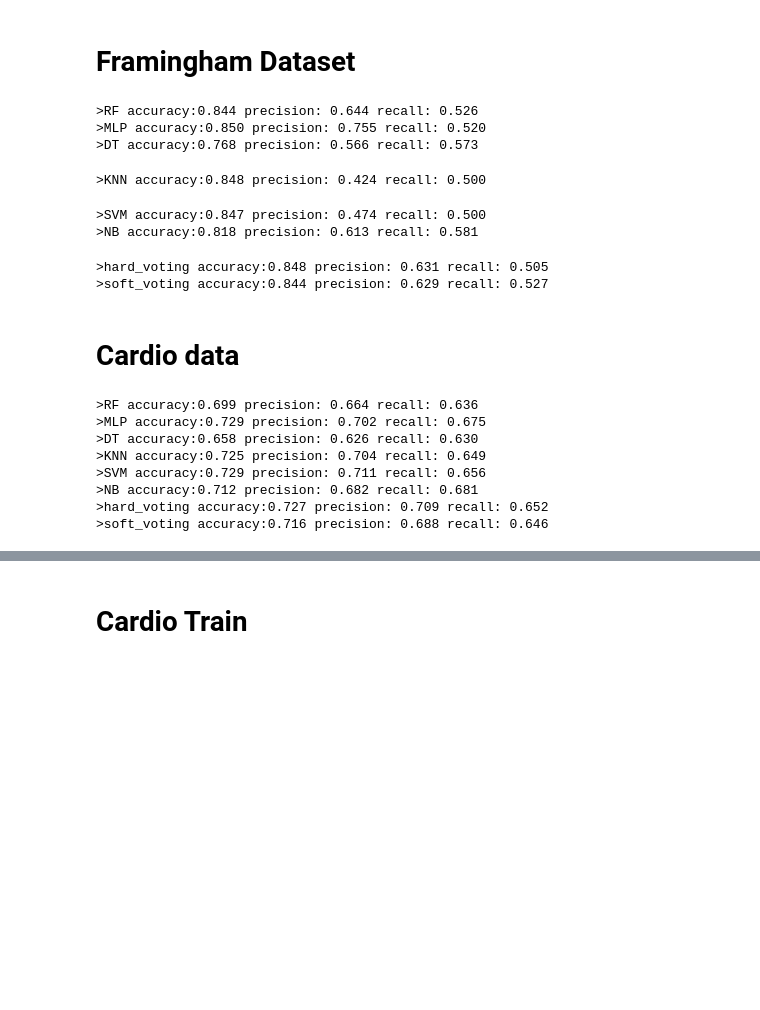
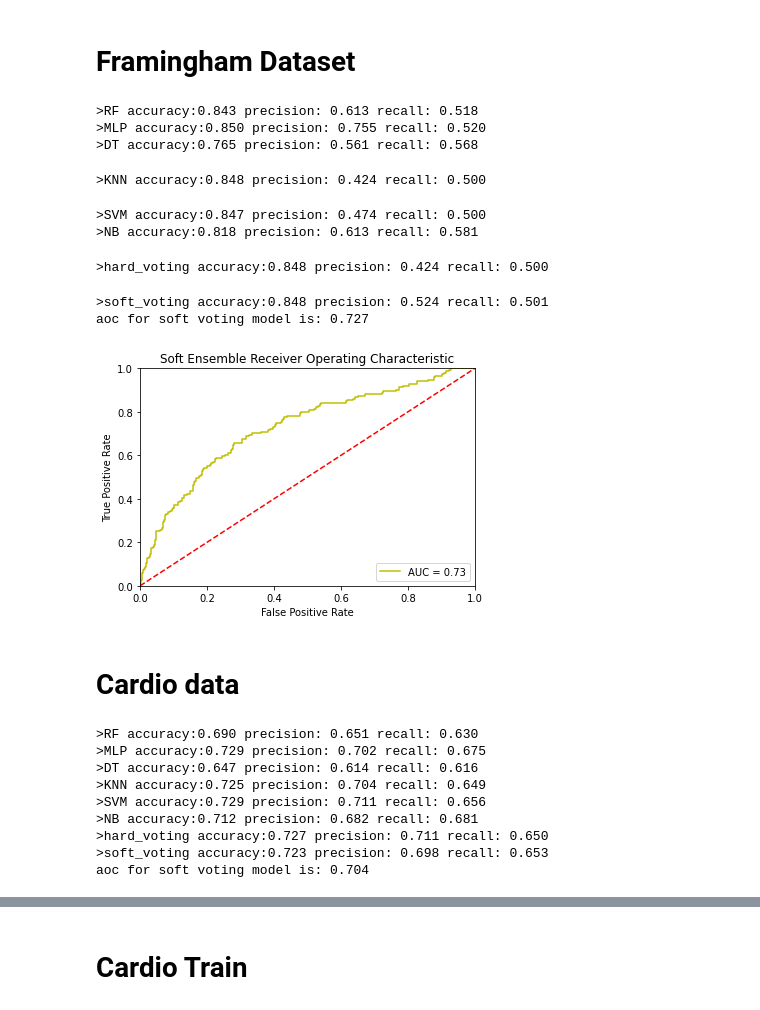
Before and after one commit to mahsa-ebrahimian/Heart_Disease_detection, a Jupyter notebook: ensemble_majority_voting_all_datasets.ipynb, the cells around one changed output, grey strips where cells are left out. Saved outputs shown, nothing was run; the diff lists cells and outputs as text; code cells hidden in the pictures; blank space fills up the shorter version.

```diff
--- a/ensemble_majority_voting_all_datasets.ipynb
+++ b/ensemble_majority_voting_all_datasets.ipynb
@@ -145,12 +142,19 @@ for name, model in models.items():
 # Framingham Dataset
 # %%
 # read the data set file
-df2 = pd.read_csv('C:/Users/Mahsa/Downloads/framingham_clean.csv')
+df2 = pd.read_csv('framingham_clean.csv')
 
 
 X = df2.drop(['TenYearCHD'], axis=1) # features
 y = df2['TenYearCHD']      # label
 # %%
+# get the dataset
+def get_dataset():
+    X=x
+    y=y
+    return X, y
+
+X_train, X_test, y_train, y_test = train_test_split(X,y, test_size=0.3)
 
 # get a voting ensemble of models - hard
 def get_voting1():
@@ -159,10 +163,10 @@ def get_voting1():
 
     models.append(('RF',RandomForestClassifier(n_estimators=100)))
     models.append(('MLP',MLPClassifier(solver='adam', learning_rate_init = 0.0005, learning_rate = 'adaptive', activation="relu", max_iter=3000, random_state=10)))
-    models.append(('DT',DecisionTreeClassifier()))
+#     models.append(('DT',DecisionTreeClassifier()))
     models.append(('KNN',KNeighborsClassifier(n_neighbors=100)))
     models.append(('SVM',SVC(random_state=1)))
-    models.append(('NB',GaussianNB()))
+#     models.append(('NB',GaussianNB()))
     # define the voting ensemble
     ensemble = VotingClassifier(estimators=models, voting='hard')
 
@@ -174,10 +178,10 @@ def get_voting2():
 
     models.append(('RF',RandomForestClassifier(n_estimators=100)))
     models.append(('MLP',MLPClassifier(solver='adam', learning_rate_init = 0.0005, learning_rate = 'adaptive', activation="relu", max_iter=3000, random_state=10)))
-    models.append(('DT',DecisionTreeClassifier()))
+#     models.append(('DT',DecisionTreeClassifier()))
     models.append(('KNN',KNeighborsClassifier(n_neighbors=100)))
     models.append(('SVM',SVC(random_state=1,probability=True)))
-    models.append(('NB',GaussianNB()))
+#     models.append(('NB',GaussianNB()))
     # define the voting ensemble
     ensemble = VotingClassifier(estimators=models, voting='soft')
 
@@ -209,19 +213,42 @@ models = get_models()
 # evaluate the models and store results
 results, names = list(), list()
 for name, model in models.items():
+    model.fit(X_train, y_train)
+    y_pred = model.predict(X_test)
+
     scores = evaluate_model(model, X, y)
     results.append(scores)
     names.append(name)
     print ('>%s accuracy:%0.3f precision: %.3f recall: %.3f' % (name,mean(scores['test_accuracy']), mean(scores['test_precision_macro']),mean(scores['test_recall_macro'])))
+
+    if name in ('soft_voting'):
+        probs = model.predict_proba(X_test)
+        malignant_probs = probs[:,1]
+        fpr, tpr, thresholds = roc_curve(y_test, malignant_probs)
+        roc_auc = auc(fpr, tpr)
+        print('aoc for soft voting model is: %0.3f' % (roc_auc))
 # %% [output]
->RF accuracy:0.844 precision: 0.644 recall: 0.526
+>RF accuracy:0.843 precision: 0.613 recall: 0.518
 >MLP accuracy:0.850 precision: 0.755 recall: 0.520
->DT accuracy:0.768 precision: 0.566 recall: 0.573
+>DT accuracy:0.765 precision: 0.561 recall: 0.568
 >KNN accuracy:0.848 precision: 0.424 recall: 0.500
 >SVM accuracy:0.847 precision: 0.474 recall: 0.500
 >NB accuracy:0.818 precision: 0.613 recall: 0.581
->hard_voting accuracy:0.848 precision: 0.631 recall: 0.505
->soft_voting accuracy:0.844 precision: 0.629 recall: 0.527
+>hard_voting accuracy:0.848 precision: 0.424 recall: 0.500
+>soft_voting accuracy:0.848 precision: 0.524 recall: 0.501
+aoc for soft voting model is: 0.727
+# %%
+pyplot.title('Soft Ensemble Receiver Operating Characteristic')
+pyplot.plot(fpr, tpr, 'y', label = 'AUC = %0.2f' % roc_auc)
+pyplot.legend(loc = 'lower right')
+pyplot.plot([0, 1], [0, 1],'r--')
+pyplot.xlim([0, 1])
+pyplot.ylim([0, 1])
+pyplot.ylabel('True Positive Rate')
+pyplot.xlabel('False Positive Rate')
+pyplot.show()
+# %% [output]
+[figure, added]
 # %% [markdown]
 # Cardio data
 # %%
@@ -230,6 +257,13 @@ df3 = pd.read_csv('C:/Users/Mahsa/Downloads/cardiovascular_clean.csv')
 X = df3.drop(['chd'], axis=1)  # features
 y = df3['chd']         #label
 # %%
+# get the dataset
+def get_dataset():
+    X=x
+    y=y
+    return X, y
+
+X_train, X_test, y_train, y_test = train_test_split(X,y, test_size=0.3)
 
 # get a voting ensemble of models - hard
 def get_voting1():
@@ -288,16 +322,27 @@ models = get_models()
 # evaluate the models and store results
 results, names = list(), list()
 for name, model in models.items():
+    model.fit(X_train, y_train)
+    y_pred = model.predict(X_test)
+
     scores = evaluate_model(model, X, y)
     results.append(scores)
     names.append(name)
     print ('>%s accuracy:%0.3f precision: %.3f recall: %.3f' % (name,mean(scores['test_accuracy']), mean(scores['test_precision_macro']),mean(scores['test_recall_macro'])))
+
+    if name in ('soft_voting'):
+        probs = model.predict_proba(X_test)
+        malignant_probs = probs[:,1]
+        fpr, tpr, thresholds = roc_curve(y_test, malignant_probs)
+        roc_auc = auc(fpr, tpr)
+        print('aoc for soft voting model is: %0.3f' % (roc_auc))
 # %% [output]
->RF accuracy:0.699 precision: 0.664 recall: 0.636
+>RF accuracy:0.690 precision: 0.651 recall: 0.630
 >MLP accuracy:0.729 precision: 0.702 recall: 0.675
->DT accuracy:0.658 precision: 0.626 recall: 0.630
+>DT accuracy:0.647 precision: 0.614 recall: 0.616
 >KNN accuracy:0.725 precision: 0.704 recall: 0.649
 >SVM accuracy:0.729 precision: 0.711 recall: 0.656
 >NB accuracy:0.712 precision: 0.682 recall: 0.681
->hard_voting accuracy:0.727 precision: 0.709 recall: 0.652
->soft_voting accuracy:0.716 precision: 0.688 recall: 0.646
+>hard_voting accuracy:0.727 precision: 0.711 recall: 0.650
+>soft_voting accuracy:0.723 precision: 0.698 recall: 0.653
+aoc for soft voting model is: 0.704
```
Also changed, not shown: parts of 10 cells of this notebook, 3 other files.
